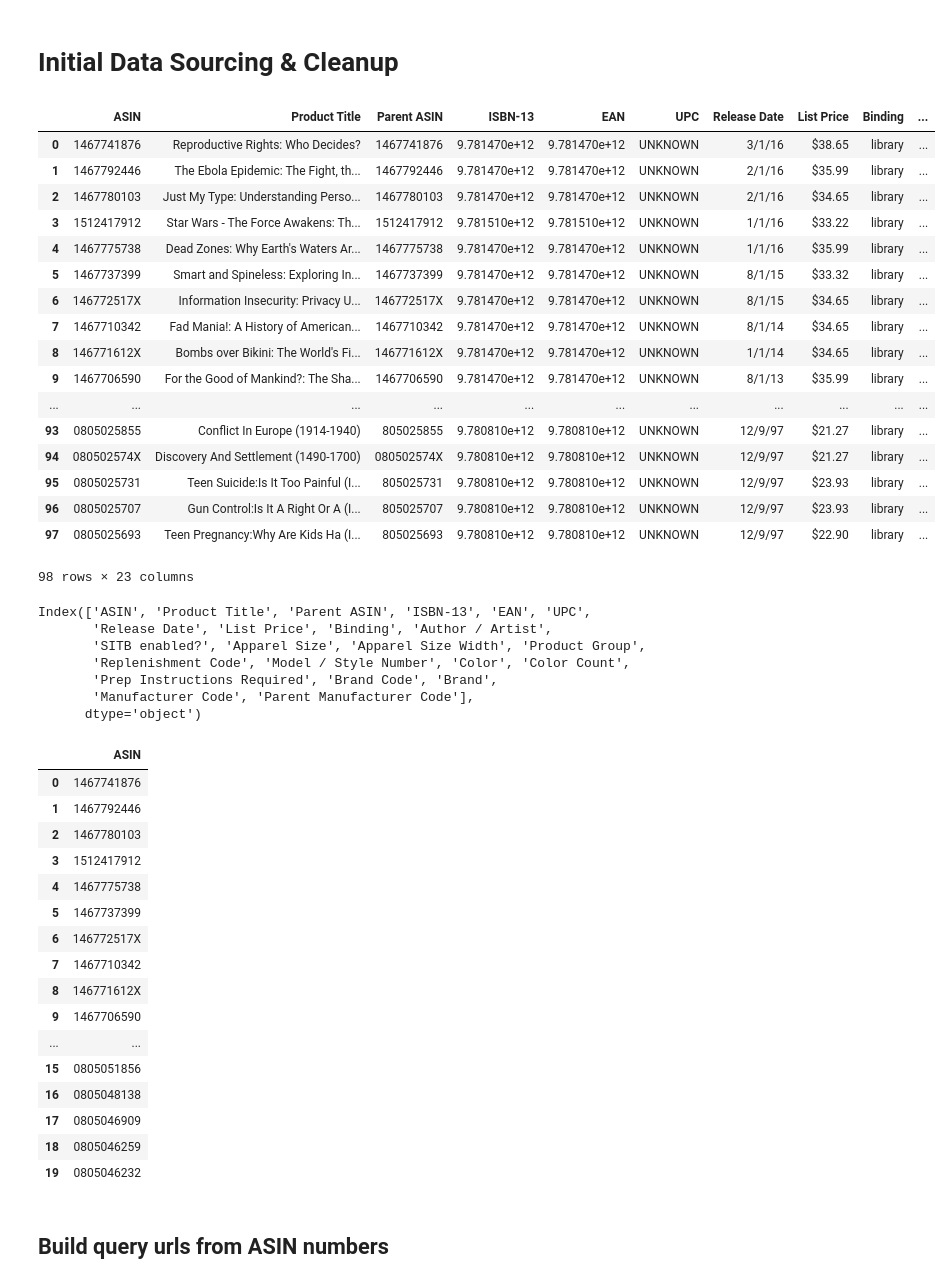
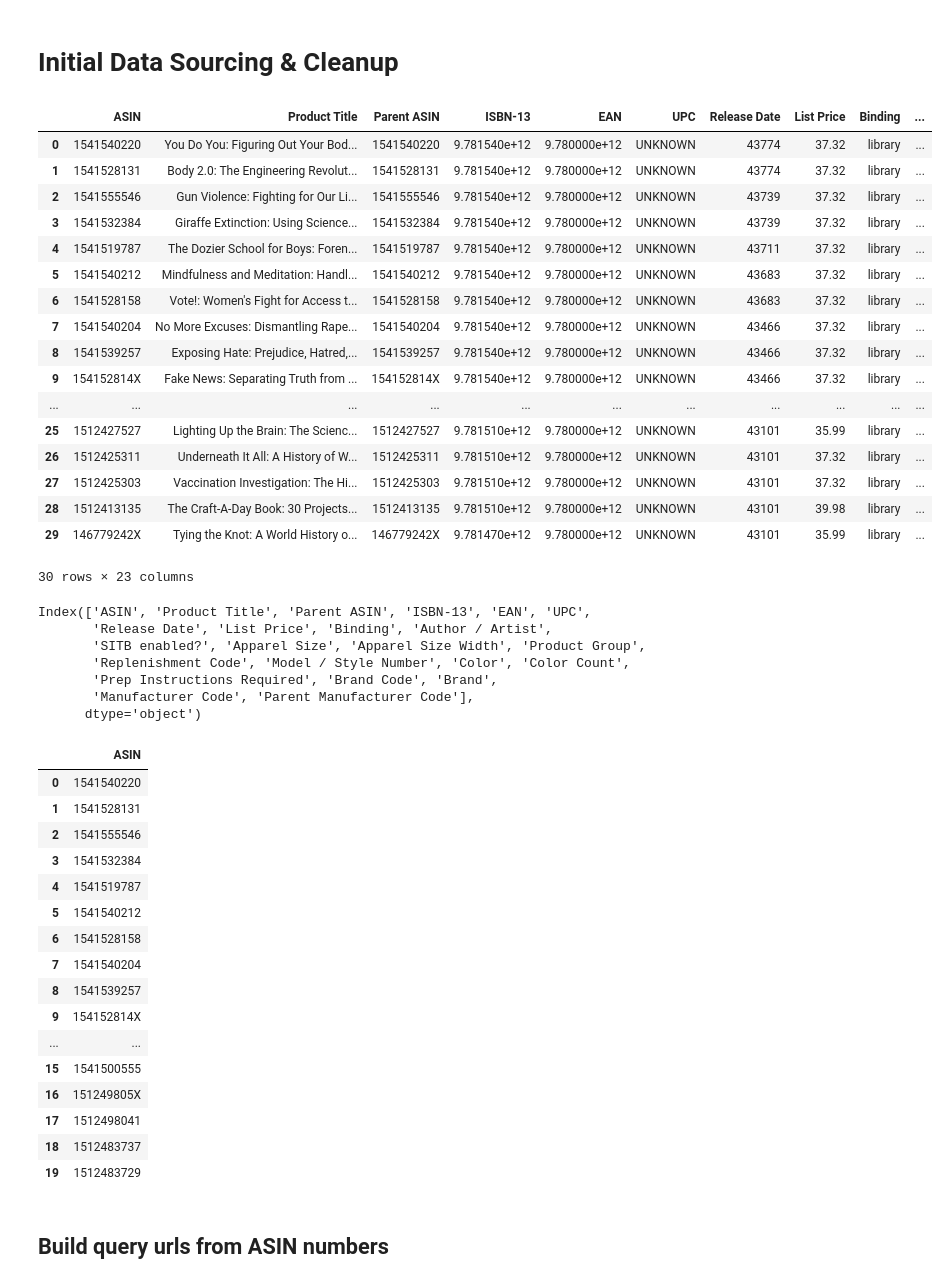
Before and after one commit to knwright/ETL_Project, a Jupyter notebook: ASIN_pull.ipynb, the cells around one changed output. Cells and saved outputs as stored; diff of their text form; code cells hidden in the pictures.

Commit message:
updated csvs
using new csv to run jupyter scripts and new exported csv files.

```diff
--- a/ASIN_pull.ipynb
+++ b/ASIN_pull.ipynb
@@ -12,26 +12,26 @@ from flask import Flask, render_template, redirect
 from flask_pymongo import PyMongo
 # %%
 # Use pandas to read the 21stCenturyBooks_Amazon csv
-Cent_books_data = pd.read_csv("21stCenturyBooks_Amazon.csv")
-Cent_books_data
+book_data = pd.read_csv("lerner_catalog_data.csv")
+book_data
 # %% [output]
 |  | ASIN | Product Title | Parent ASIN | ISBN-13 | EAN | UPC | Release Date | List Price | Binding | ... |
-| 0 | 1467741876 | Reproductive Rights: Who Decides? | 1467741876 | 9.781470e+12 | 9.781470e+12 | UNKNOWN | 3/1/16 | $38.65 | library | ... |
-| 1 | 1467792446 | The Ebola Epidemic: The Fight, th... | 1467792446 | 9.781470e+12 | 9.781470e+12 | UNKNOWN | 2/1/16 | $35.99 | library | ... |
-| 2 | 1467780103 | Just My Type: Understanding Perso... | 1467780103 | 9.781470e+12 | 9.781470e+12 | UNKNOWN | 2/1/16 | $34.65 | library | ... |
-| 3 | 1512417912 | Star Wars - The Force Awakens: Th... | 1512417912 | 9.781510e+12 | 9.781510e+12 | UNKNOWN | 1/1/16 | $33.22 | library | ... |
-| 4 | 1467775738 | Dead Zones: Why Earth's Waters Ar... | 1467775738 | 9.781470e+12 | 9.781470e+12 | UNKNOWN | 1/1/16 | $35.99 | library | ... |
-| 5 | 1467737399 | Smart and Spineless: Exploring In... | 1467737399 | 9.781470e+12 | 9.781470e+12 | UNKNOWN | 8/1/15 | $33.32 | library | ... |
-| 6 | 146772517X | Information Insecurity: Privacy U... | 146772517X | 9.781470e+12 | 9.781470e+12 | UNKNOWN | 8/1/15 | $34.65 | library | ... |
-| 7 | 1467710342 | Fad Mania!: A History of American... | 1467710342 | 9.781470e+12 | 9.781470e+12 | UNKNOWN | 8/1/14 | $34.65 | library | ... |
-| 8 | 146771612X | Bombs over Bikini: The World's Fi... | 146771612X | 9.781470e+12 | 9.781470e+12 | UNKNOWN | 1/1/14 | $34.65 | library | ... |
-| 9 | 1467706590 | For the Good of Mankind?: The Sha... | 1467706590 | 9.781470e+12 | 9.781470e+12 | UNKNOWN | 8/1/13 | $35.99 | library | ... |
+| 0 | 1541540220 | You Do You: Figuring Out Your Bod... | 1541540220 | 9.781540e+12 | 9.780000e+12 | UNKNOWN | 43774 | 37.32 | library | ... |
+| 1 | 1541528131 | Body 2.0: The Engineering Revolut... | 1541528131 | 9.781540e+12 | 9.780000e+12 | UNKNOWN | 43774 | 37.32 | library | ... |
+| 2 | 1541555546 | Gun Violence: Fighting for Our Li... | 1541555546 | 9.781540e+12 | 9.780000e+12 | UNKNOWN | 43739 | 37.32 | library | ... |
+| 3 | 1541532384 | Giraffe Extinction: Using Science... | 1541532384 | 9.781540e+12 | 9.780000e+12 | UNKNOWN | 43739 | 37.32 | library | ... |
+| 4 | 1541519787 | The Dozier School for Boys: Foren... | 1541519787 | 9.781540e+12 | 9.780000e+12 | UNKNOWN | 43711 | 37.32 | library | ... |
+| 5 | 1541540212 | Mindfulness and Meditation: Handl... | 1541540212 | 9.781540e+12 | 9.780000e+12 | UNKNOWN | 43683 | 37.32 | library | ... |
+| 6 | 1541528158 | Vote!: Women's Fight for Access t... | 1541528158 | 9.781540e+12 | 9.780000e+12 | UNKNOWN | 43683 | 37.32 | library | ... |
+| 7 | 1541540204 | No More Excuses: Dismantling Rape... | 1541540204 | 9.781540e+12 | 9.780000e+12 | UNKNOWN | 43466 | 37.32 | library | ... |
+| 8 | 1541539257 | Exposing Hate: Prejudice, Hatred,... | 1541539257 | 9.781540e+12 | 9.780000e+12 | UNKNOWN | 43466 | 37.32 | library | ... |
+| 9 | 154152814X | Fake News: Separating Truth from ... | 154152814X | 9.781540e+12 | 9.780000e+12 | UNKNOWN | 43466 | 37.32 | library | ... |
 | ... | ... | ... | ... | ... | ... | ... | ... | ... | ... | ... |
-| 93 | 0805025855 | Conflict In Europe (1914-1940) | 805025855 | 9.780810e+12 | 9.780810e+12 | UNKNOWN | 12/9/97 | $21.27 | library | ... |
-| 94 | 080502574X | Discovery And Settlement (1490-1700) | 080502574X | 9.780810e+12 | 9.780810e+12 | UNKNOWN | 12/9/97 | $21.27 | library | ... |
-| 95 | 0805025731 | Teen Suicide:Is It Too Painful (I... | 805025731 | 9.780810e+12 | 9.780810e+12 | UNKNOWN | 12/9/97 | $23.93 | library | ... |
-| 96 | 0805025707 | Gun Control:Is It A Right Or A (I... | 805025707 | 9.780810e+12 | 9.780810e+12 | UNKNOWN | 12/9/97 | $23.93 | library | ... |
-| 97 | 0805025693 | Teen Pregnancy:Why Are Kids Ha (I... | 805025693 | 9.780810e+12 | 9.780810e+12 | UNKNOWN | 12/9/97 | $22.90 | library | ... |
+| 25 | 1512427527 | Lighting Up the Brain: The Scienc... | 1512427527 | 9.781510e+12 | 9.780000e+12 | UNKNOWN | 43101 | 35.99 | library | ... |
+| 26 | 1512425311 | Underneath It All: A History of W... | 1512425311 | 9.781510e+12 | 9.780000e+12 | UNKNOWN | 43101 | 37.32 | library | ... |
+| 27 | 1512425303 | Vaccination Investigation: The Hi... | 1512425303 | 9.781510e+12 | 9.780000e+12 | UNKNOWN | 43101 | 37.32 | library | ... |
+| 28 | 1512413135 | The Craft-A-Day Book: 30 Projects... | 1512413135 | 9.781510e+12 | 9.780000e+12 | UNKNOWN | 43101 | 39.98 | library | ... |
+| 29 | 146779242X | Tying the Knot: A World History o... | 146779242X | 9.781470e+12 | 9.780000e+12 | UNKNOWN | 43101 | 35.99 | library | ... |
-98 rows × 23 columns
+30 rows × 23 columns
 # %%
 # View column names
@@ -46,34 +46,34 @@ Index(['ASIN', 'Product Title', 'Parent ASIN', 'ISBN-13', 'EAN', 'UPC',
       dtype='object')
 # %%
 # Create a new dataframe of only ASIN numbers
-Cent_books_clean = Cent_books_data
+book_data_clean = book_data
 
 # Remove unwanted columns
-Cent_books_clean.drop(labels=['Product Title', 'Parent ASIN', 'ISBN-13', 'EAN', 'UPC',
+book_data_clean.drop(labels=['Product Title', 'Parent ASIN', 'ISBN-13', 'EAN', 'UPC',
        'Release Date', 'List Price', 'Binding', 'Author / Artist',
        'SITB enabled?', 'Apparel Size', 'Apparel Size Width', 'Product Group',
        'Replenishment Code', 'Model / Style Number', 'Color', 'Color Count',
        'Prep Instructions Required', 'Brand Code', 'Brand',
        'Manufacturer Code', 'Parent Manufacturer Code'], axis=1, inplace=True)
 
-Cent_books_clean.head(20)
+book_data_clean.head(20)
 # %% [output]
 |  | ASIN |
-| 0 | 1467741876 |
-| 1 | 1467792446 |
-| 2 | 1467780103 |
-| 3 | 1512417912 |
-| 4 | 1467775738 |
-| 5 | 1467737399 |
-| 6 | 146772517X |
-| 7 | 1467710342 |
-| 8 | 146771612X |
-| 9 | 1467706590 |
+| 0 | 1541540220 |
+| 1 | 1541528131 |
+| 2 | 1541555546 |
+| 3 | 1541532384 |
+| 4 | 1541519787 |
+| 5 | 1541540212 |
+| 6 | 1541528158 |
+| 7 | 1541540204 |
+| 8 | 1541539257 |
+| 9 | 154152814X |
 | ... | ... |
-| 15 | 0805051856 |
-| 16 | 0805048138 |
-| 17 | 0805046909 |
-| 18 | 0805046259 |
-| 19 | 0805046232 |
+| 15 | 1541500555 |
+| 16 | 151249805X |
+| 17 | 1512498041 |
+| 18 | 1512483737 |
+| 19 | 1512483729 |
 # %%
 # Save century books cleaned dataframe to csv
```
Also changed, not shown: parts of 4 cells of this notebook, 3 other files.
